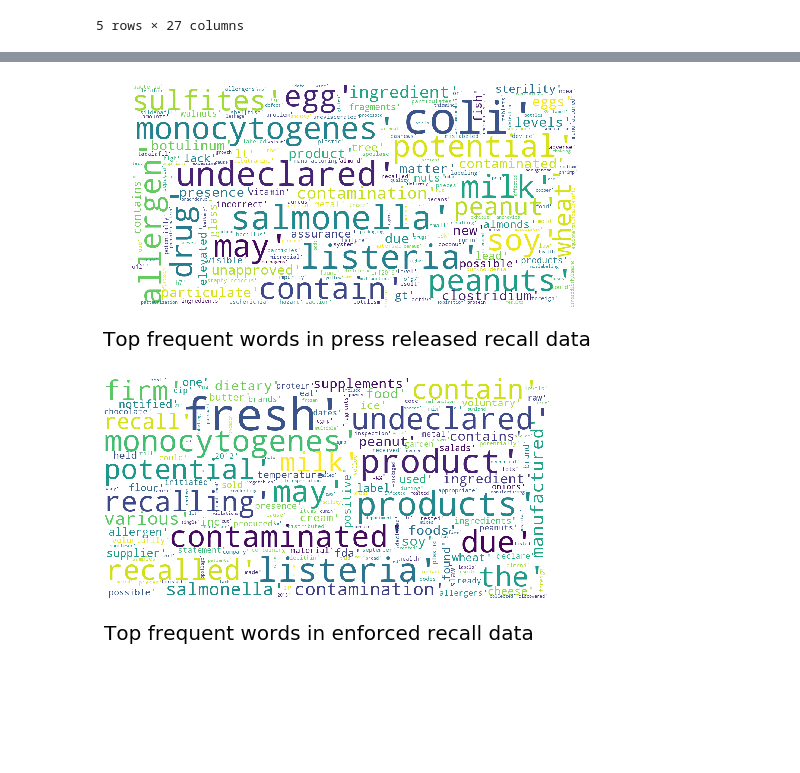
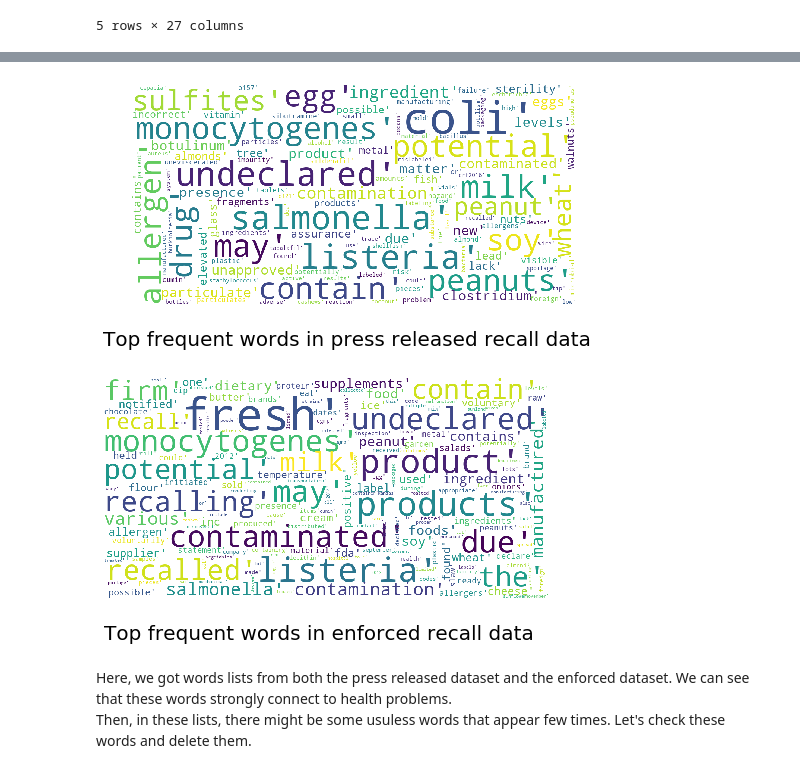
Before and after one commit to KKanakaraj/Amazon-Reviews-Infectious-Disease, a Jupyter notebook: notebooks/FDA_recall_reasons.ipynb, the cells around one changed output, grey strips where cells are left out. Saved outputs shown, nothing was run; the diff lists cells and outputs as text; code cells hidden in the pictures; blank space fills up the shorter version.

```diff
--- a/notebooks/FDA_recall_reasons.ipynb
+++ b/notebooks/FDA_recall_reasons.ipynb
@@ -101 +89,11 @@ frequent_words_press_released[0:10]
+# %%
+# Count how many times each word appears in these words lists.
+# Remove words that have less than two characters.
+
+press_released_sorted = collections.Counter(l_stemmed_press_released).most_common()
+enforced_sorted = collections.Counter(l_stemmed_enforced).most_common()
+
+# Sort these two lists by count
+words_press_released_sorted = [word for word, count in press_released_sorted if len(word)>2]
+words_enforced_sorted = [word for word, count in enforced_sorted if len(word)>2]
 # %%
@@ -120,10 +120,15 @@ def show_wordcloud(data, title = None):
     plt.imshow(wordcloud)
     plt.show()
 # %%
-show_wordcloud(frequent_words_press_released[:200], title = "Top frequent words in press released recall data")
+# Visualize the top 200 frequent words in the press released reason sentenses
+show_wordcloud(words_press_released_sorted[:200], title = "Top frequent words in press released recall data")
 # %% [output]
-[figure, old version]
+[figure, new version]
 # %%
-show_wordcloud(frequent_words_enforced[:200], title = "Top frequent words in enforced recall data")
+# Visualize the top 200 frequent words in the enforced reason sentenses
+show_wordcloud(words_enforced_sorted[:200], title = "Top frequent words in enforced recall data")
 # %% [output]
-[figure, old version]
+[figure, new version]
+# %% [markdown]
+Here, we got words lists from both the press released dataset and the enforced dataset. We can see that these words strongly connect to health problems.
+Then, in these lists, there might be some usuless words that appear few times. Let's check these words and delete them.
```
Also changed, not shown: parts of 29 cells of this notebook.
